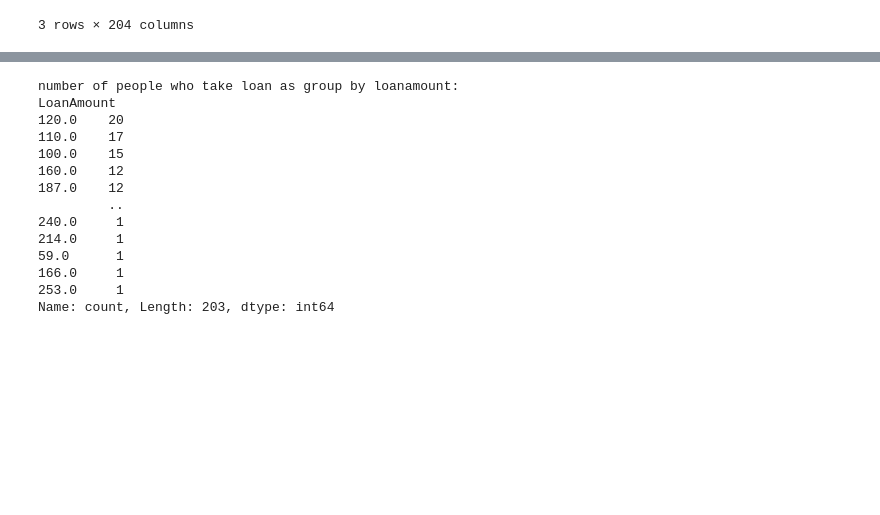
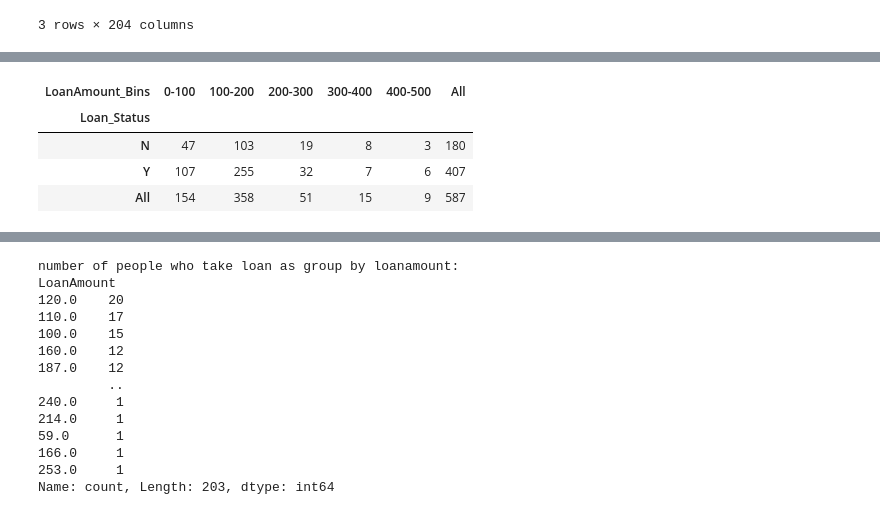
Before and after one commit to Proma25/loan-eligibility-prediction-by-SVML, a Jupyter notebook: Loan_Eligibility_prediction.ipynb, the cells around one changed output, grey strips where cells are left out. Saved outputs shown, nothing was run; the diff lists cells and outputs as text; code cells hidden in the pictures; blank space fills up the shorter version.

```diff
--- a/Loan_Eligibility_prediction.ipynb
+++ b/Loan_Eligibility_prediction.ipynb
@@ -164,0 +174,10 @@ pd.crosstab(df['Loan_Status'], df['LoanAmount'], margins=True)
+# %%
+df['LoanAmount_Bins'] = pd.cut(df['LoanAmount'], bins=[0, 100, 200, 300, 400, 500], labels=['0-100', '100-200', '200-300', '300-400', '400-500'])
+
+pd.crosstab(df['Loan_Status'], df['LoanAmount_Bins'], margins=True)
+# %% [output]
+| LoanAmount_Bins | 0-100 | 100-200 | 200-300 | 300-400 | 400-500 | All |
+| Loan_Status |  |  |  |  |  |  |
+| N | 47 | 103 | 19 | 8 | 3 | 180 |
+| Y | 107 | 255 | 32 | 7 | 6 | 407 |
+| All | 154 | 358 | 51 | 15 | 9 | 587 |
```
Also changed, not shown: parts of 10 cells of this notebook.
